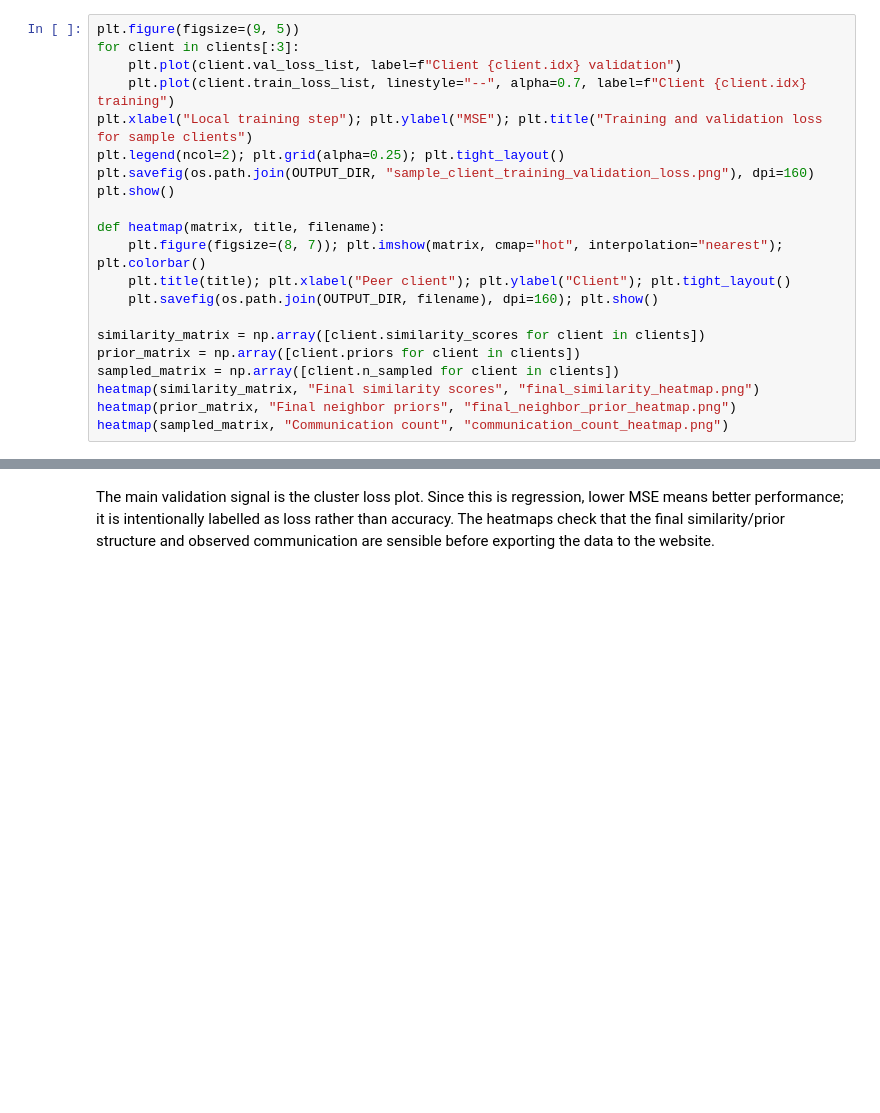
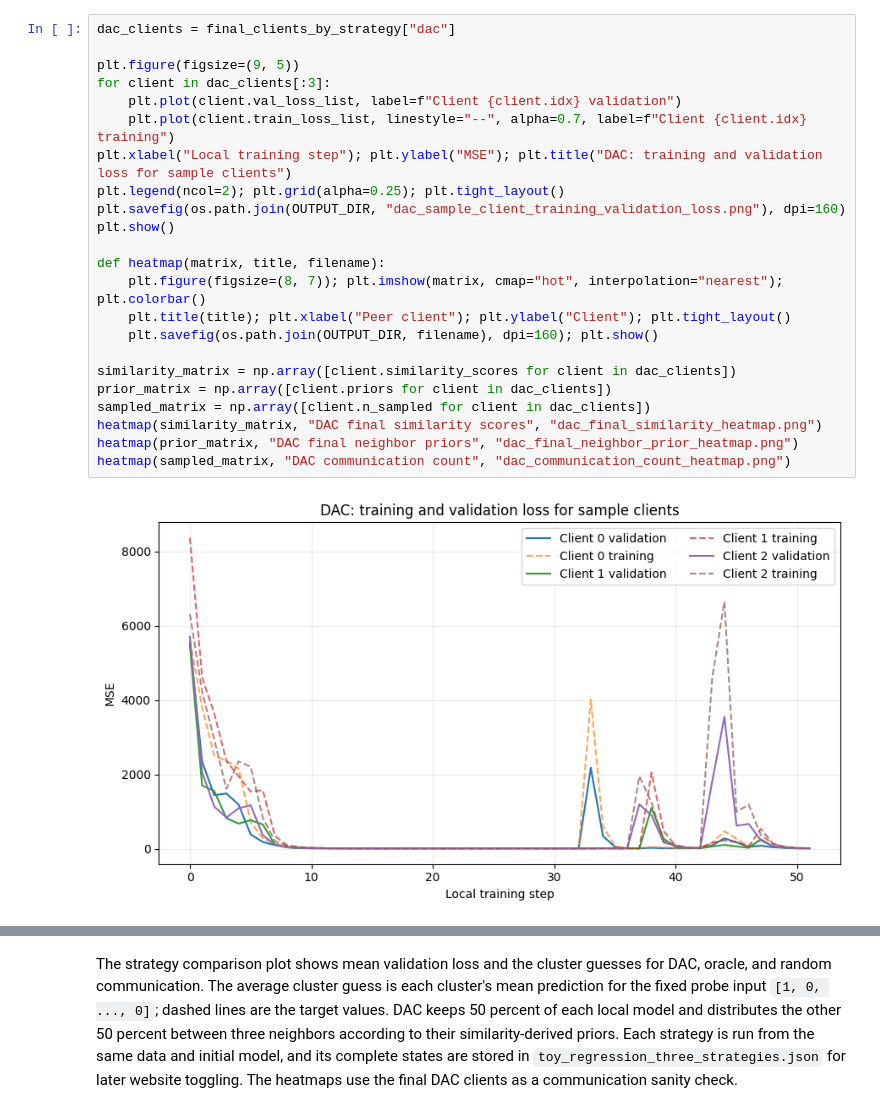
Before and after one commit to tomhagander/decentralized_deep_learning, a Jupyter notebook: toy_regression_visualization.ipynb, the cells around one changed output, grey strips where cells are left out. Saved outputs shown, nothing was run; the diff lists cells and outputs as text; blank space fills up the shorter version.

```diff
--- a/toy_regression_visualization.ipynb
+++ b/toy_regression_visualization.ipynb
@@ -127,21 +247,25 @@ plt.show()
 # %%
+dac_clients = final_clients_by_strategy["dac"]
+
 plt.figure(figsize=(9, 5))
-for client in clients[:3]:
+for client in dac_clients[:3]:
     plt.plot(client.val_loss_list, label=f"Client {client.idx} validation")
     plt.plot(client.train_loss_list, linestyle="--", alpha=0.7, label=f"Client {client.idx} training")
-plt.xlabel("Local training step"); plt.ylabel("MSE"); plt.title("Training and validation loss for sample clients")
+plt.xlabel("Local training step"); plt.ylabel("MSE"); plt.title("DAC: training and validation loss for sample clients")
 plt.legend(ncol=2); plt.grid(alpha=0.25); plt.tight_layout()
-plt.savefig(os.path.join(OUTPUT_DIR, "sample_client_training_validation_loss.png"), dpi=160)
+plt.savefig(os.path.join(OUTPUT_DIR, "dac_sample_client_training_validation_loss.png"), dpi=160)
 plt.show()
 
 def heatmap(matrix, title, filename):
     plt.figure(figsize=(8, 7)); plt.imshow(matrix, cmap="hot", interpolation="nearest"); plt.colorbar()
     plt.title(title); plt.xlabel("Peer client"); plt.ylabel("Client"); plt.tight_layout()
     plt.savefig(os.path.join(OUTPUT_DIR, filename), dpi=160); plt.show()
 
-similarity_matrix = np.array([client.similarity_scores for client in clients])
-prior_matrix = np.array([client.priors for client in clients])
-sampled_matrix = np.array([client.n_sampled for client in clients])
-heatmap(similarity_matrix, "Final similarity scores", "final_similarity_heatmap.png")
-heatmap(prior_matrix, "Final neighbor priors", "final_neighbor_prior_heatmap.png")
-heatmap(sampled_matrix, "Communication count", "communication_count_heatmap.png")
+similarity_matrix = np.array([client.similarity_scores for client in dac_clients])
+prior_matrix = np.array([client.priors for client in dac_clients])
+sampled_matrix = np.array([client.n_sampled for client in dac_clients])
+heatmap(similarity_matrix, "DAC final similarity scores", "dac_final_similarity_heatmap.png")
+heatmap(prior_matrix, "DAC final neighbor priors", "dac_final_neighbor_prior_heatmap.png")
+heatmap(sampled_matrix, "DAC communication count", "dac_communication_count_heatmap.png")
+# %% [output]
+[figure, added]
@@ -148,2 +275,2 @@ heatmap(sampled_matrix, "Communication count", "communication_count_heatmap.png"
 # %% [markdown]
-The main validation signal is the cluster loss plot. Since this is regression, lower MSE means better performance; it is intentionally labelled as loss rather than accuracy. The heatmaps check that the final similarity/prior structure and observed communication are sensible before exporting the data to the website.
+The strategy comparison plot shows mean validation loss and the cluster guesses for DAC, oracle, and random communication. The average cluster guess is each cluster's mean prediction for the fixed probe input `[1, 0, ..., 0]`; dashed lines are the target values. DAC keeps 50 percent of each local model and distributes the other 50 percent between three neighbors according to their similarity-derived priors. Each strategy is run from the same data and initial model, and its complete states are stored in `toy_regression_three_strategies.json` for later website toggling. The heatmaps use the final DAC clients as a communication sanity check.
```
Also changed, not shown: parts of 6 cells of this notebook, 2 other files.
